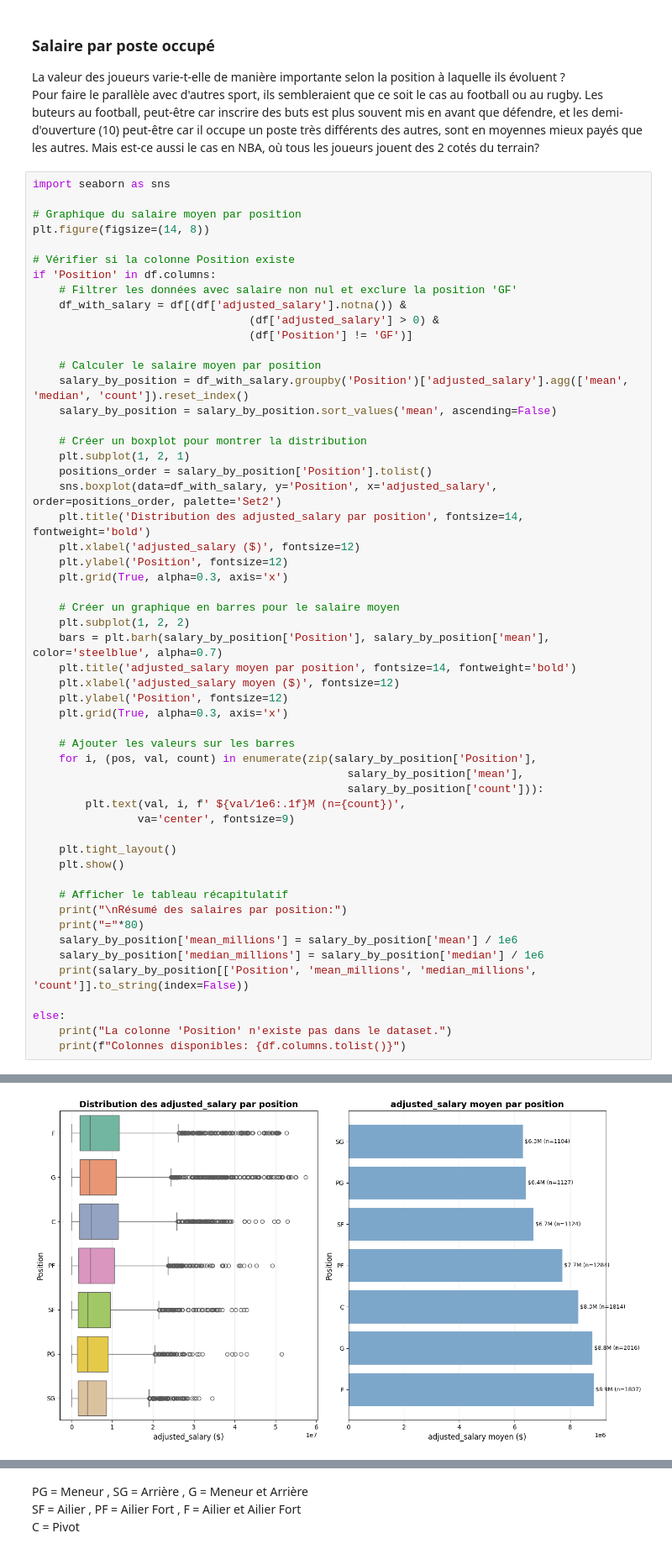
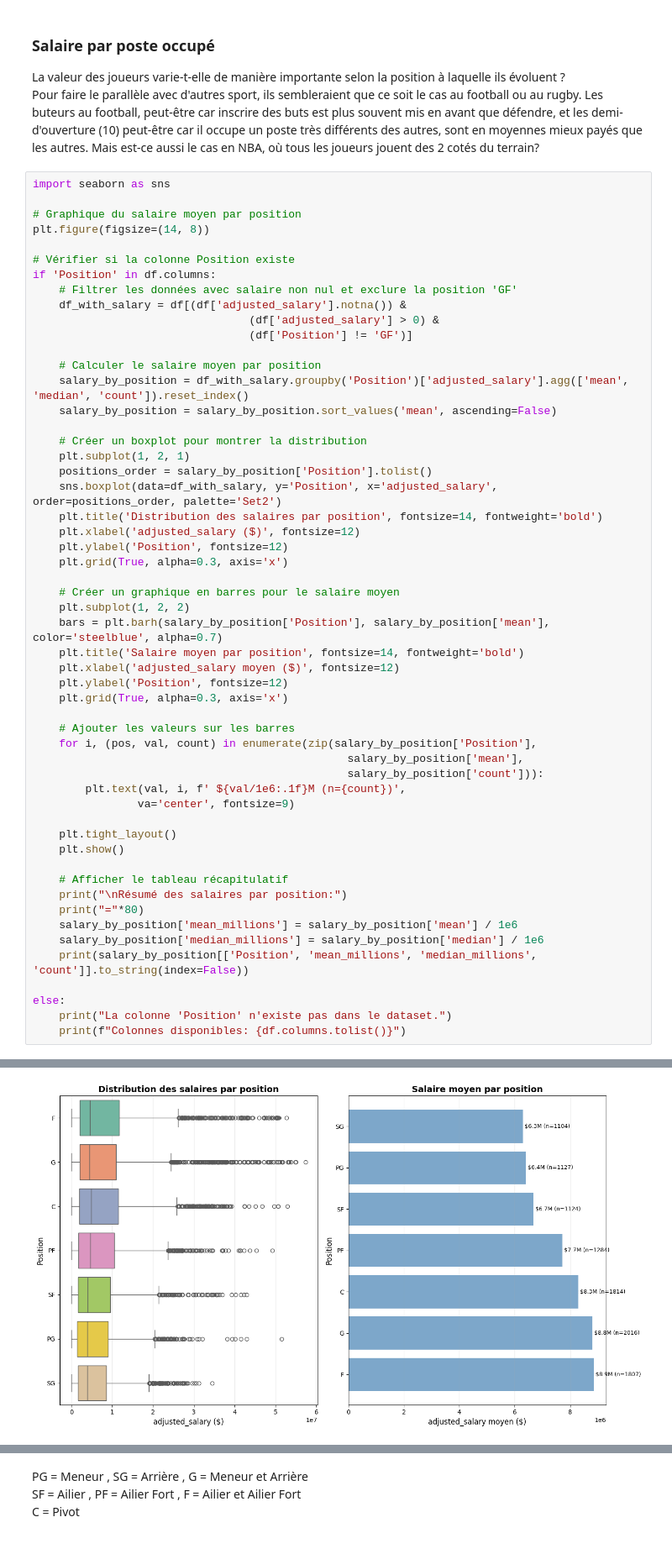
Before and after one commit to ElliotLunati/NBA_stats, a Jupyter notebook: clean_dataset.ipynb, the cells around one changed output, grey strips where cells are left out. Shown at 84% size. Saved outputs shown, nothing was run; the diff lists cells and outputs as text.

```diff
--- a/clean_dataset.ipynb
+++ b/clean_dataset.ipynb
@@ -172,7 +174,7 @@ if 'Position' in df.columns:
     plt.subplot(1, 2, 1)
     positions_order = salary_by_position['Position'].tolist()
     sns.boxplot(data=df_with_salary, y='Position', x='adjusted_salary', order=positions_order, palette='Set2')
-    plt.title('Distribution des adjusted_salary par position', fontsize=14, fontweight='bold')
+    plt.title('Distribution des salaires par position', fontsize=14, fontweight='bold')
     plt.xlabel('adjusted_salary ($)', fontsize=12)
     plt.ylabel('Position', fontsize=12)
     plt.grid(True, alpha=0.3, axis='x')
@@ -180,36 +182,36 @@ if 'Position' in df.columns:
     # Créer un graphique en barres pour le salaire moyen
     plt.subplot(1, 2, 2)
     bars = plt.barh(salary_by_position['Position'], salary_by_position['mean'], color='steelblue', alpha=0.7)
-    plt.title('adjusted_salary moyen par position', fontsize=14, fontweight='bold')
+    plt.title('Salaire moyen par position', fontsize=14, fontweight='bold')
     plt.xlabel('adjusted_salary moyen ($)', fontsize=12)
     plt.ylabel('Position', fontsize=12)
     plt.grid(True, alpha=0.3, axis='x')
 
     # Ajouter les valeurs sur les barres
     for i, (pos, val, count) in enumerate(zip(salary_by_position['Position'],
                                                 salary_by_position['mean'],
                                                 salary_by_position['count'])):
         plt.text(val, i, f' ${val/1e6:.1f}M (n={count})',
                 va='center', fontsize=9)
 
     plt.tight_layout()
     plt.show()
 
     # Afficher le tableau récapitulatif
     print("\nRésumé des salaires par position:")
     print("="*80)
     salary_by_position['mean_millions'] = salary_by_position['mean'] / 1e6
     salary_by_position['median_millions'] = salary_by_position['median'] / 1e6
     print(salary_by_position[['Position', 'mean_millions', 'median_millions', 'count']].to_string(index=False))
 
 else:
     print("La colonne 'Position' n'existe pas dans le dataset.")
     print(f"Colonnes disponibles: {df.columns.tolist()}")
 # %% [output]
 Passing `palette` without assigning `hue` is deprecated and will be removed in v0.14.0. Assign the `y` variable to `hue` and set `legend=False` for the same effect.
 
   sns.boxplot(data=df_with_salary, y='Position', x='adjusted_salary', order=positions_order, palette='Set2')
-[figure, old version]
+[figure, new version]
 Résumé des salaires par position:
 ================================================================================
 Position  mean_millions  median_millions  count
```
Also changed, not shown: parts of 44 cells of this notebook.
